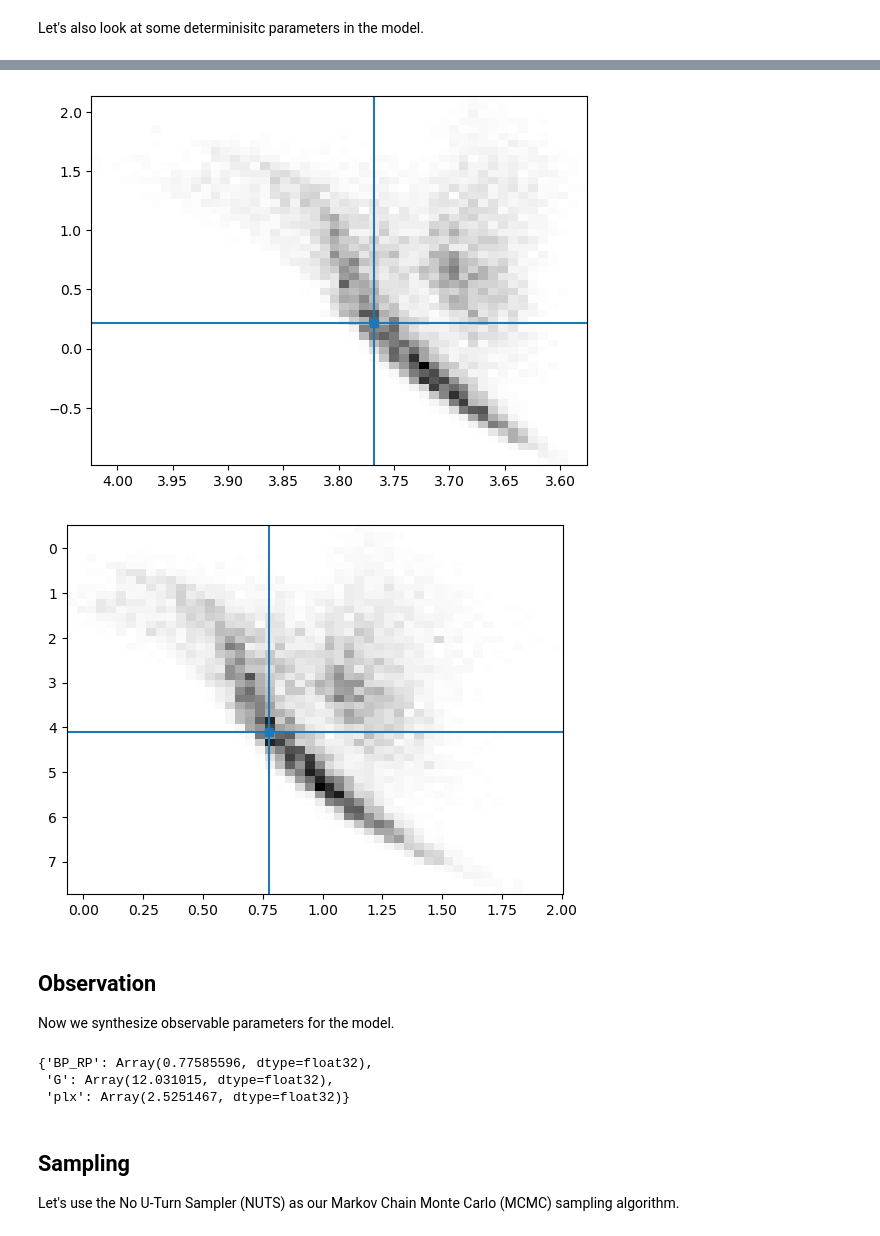
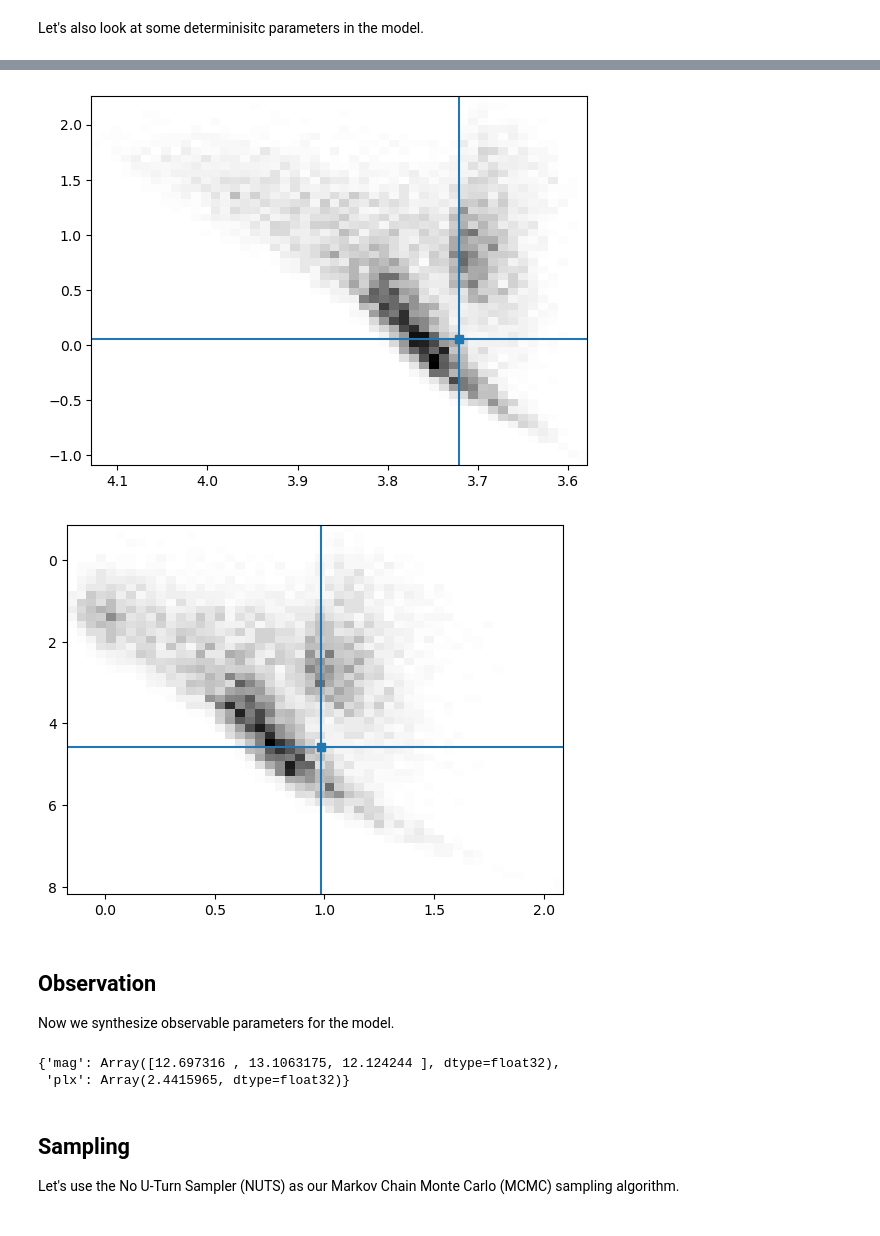
Before and after one commit to alexlyttle/scalable-stellar-inference, a Jupyter notebook: notebook/single-star-phot.ipynb, the cells around one changed output, grey strips where cells are left out. Drawn from its saved outputs; the diff is of its cells as text; code cells hidden in the pictures.

```diff
--- a/notebook/single-star-phot.ipynb
+++ b/notebook/single-star-phot.ipynb
@@ -35,10 +35,10 @@ PyMultiNest not imported.  MultiNest fits will not work.
 
 Let's synthesis some true parameters for our star from the `SingleStarModel` prior.
 # %%
-rng = random.PRNGKey(1)  # create random key to use throughout notebook
+rng = random.PRNGKey(3)  # create random key to use throughout notebook
 
 rng, key = random.split(rng)
-bands = ["BP", "RP", "G"]
+bands = ["G", "BP", "RP"]
 true_model = SingleStarModel(bands=bands)
 
 # This samples from the true model given some random key
@@ -83,11 +83,11 @@ sigma_plx = 5e-2
 
 # Create dictionary of model constants
 const = {
-    "M_H": dict(loc=mu_mh, scale=sigma_mh),
-    "mag": dict(scale=np.array([8e-4, 8e-4, 5e-4])),
+    # "M_H": dict(loc=mu_mh, scale=sigma_mh),
+    "mag": dict(scale=np.array([2e-3, 2e-3, 2e-3])),
     "plx": dict(scale=sigma_plx),
-    "BP_RP": dict(scale=1e-3),
-    "G": dict(scale=2e-4),
+    "BP_RP": dict(scale=3e-3),
+    "G": dict(scale=1e-3),
     # "plx": dict(loc=mu_plx, scale=sigma_plx),
     # "Av": dict(loc=mu_av, scale=sigma_av),
     # "Teff": dict(scale=70.),
@@ -155,25 +155,25 @@ ax.axhline(truths["log_L"])
 ax.plot(truths["log_Teff"], truths["log_L"], "s")
 ax.invert_xaxis()
 # %% [output]
-[figure, old version]
+[figure, new version]
 # %%
 fig, ax = plt.subplots()
 
 mag = data.prior.mag.squeeze()
 abs_mag = data.prior.abs_mag.squeeze()
 ax.hist2d(
-    mag[:, 0]-mag[:, 1],
-    abs_mag[:, 2],
+    mag[:, 1]-mag[:, 2],
+    abs_mag[:, 0],
     bins=50,
     cmap="Greys"
 )
-ax.axvline(truths["mag"][0]-truths["mag"][1])
-ax.axhline(truths["abs_mag"][2])
-ax.plot(truths["mag"][0]-truths["mag"][1], truths["abs_mag"][2], "s")
+ax.axvline(truths["mag"][1]-truths["mag"][2])
+ax.axhline(truths["abs_mag"][0])
+ax.plot(truths["mag"][1]-truths["mag"][2], truths["abs_mag"][0], "s")
 
 ax.invert_yaxis()
 # %% [output]
-[figure, old version]
+[figure, new version]
 # %% [markdown]
 ## Observation
 
@@ -181,18 +181,17 @@ Now we synthesize observable parameters for the model.
 # %%
 rng, *keys = random.split(rng, 4)
 obs = {
-    # "mag": truths["mag"] + const["mag"]["scale"] * random.normal(keys[0], shape=truths["mag"].shape),
-    "BP_RP": truths["BP_RP"] + const["BP_RP"]["scale"] * random.normal(keys[0], shape=truths["BP_RP"].shape),
-    "G": truths["G"] + const["G"]["scale"] * random.normal(keys[1], shape=truths["G"].shape),
+    "mag": truths["mag"] + const["mag"]["scale"] * random.normal(keys[0], shape=truths["mag"].shape),
+    # "BP_RP": truths["BP_RP"] + const["BP_RP"]["scale"] * random.normal(keys[0], shape=truths["BP_RP"].shape),
+    # "G": truths["G"] + const["G"]["scale"] * random.normal(keys[1], shape=truths["G"].shape),
     # "Teff": truths["Teff"] + const["Teff"]["scale"] * random.normal(keys[1]),
     # "log_g": truths["log_g"] + const["log_g"]["scale"] * random.normal(keys[1]),
     "plx": truths["plx"] + const["plx"]["scale"] * random.normal(keys[2]),
 }
 pprint(obs)
 # %% [output]
-{'BP_RP': Array(0.77585596, dtype=float32),
- 'G': Array(12.031015, dtype=float32),
- 'plx': Array(2.5251467, dtype=float32)}
+{'mag': Array([12.697316 , 13.1063175, 12.124244 ], dtype=float32),
+ 'plx': Array(2.4415965, dtype=float32)}
 # %% [markdown]
 ## Sampling
 
```
Also changed, not shown: parts of 12 cells of this notebook.
